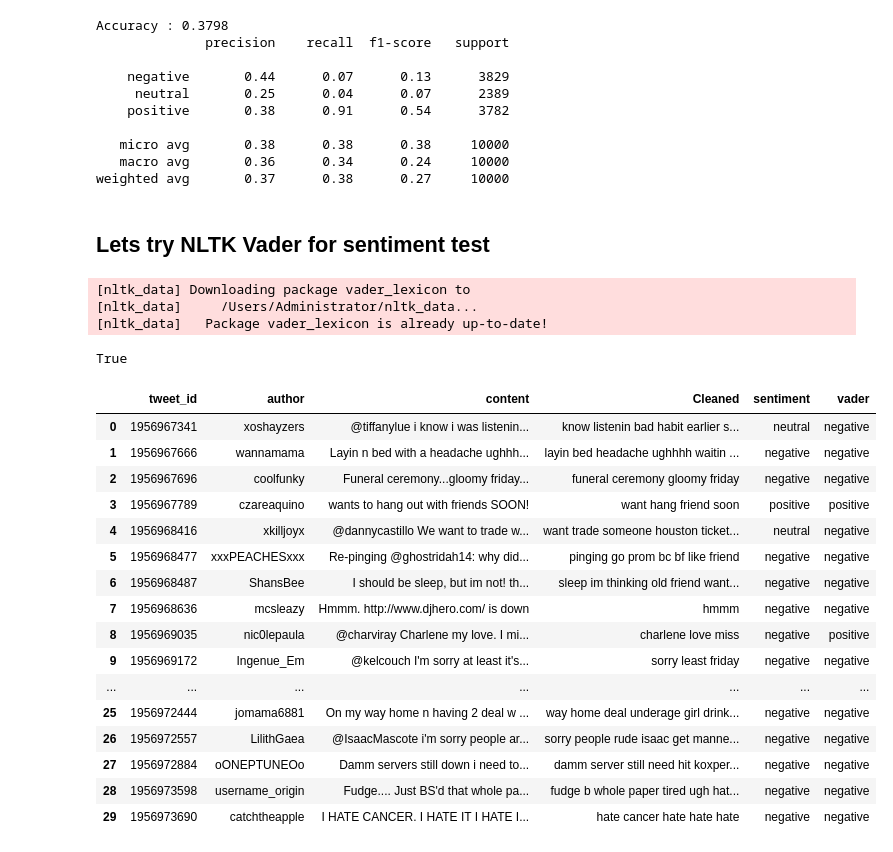
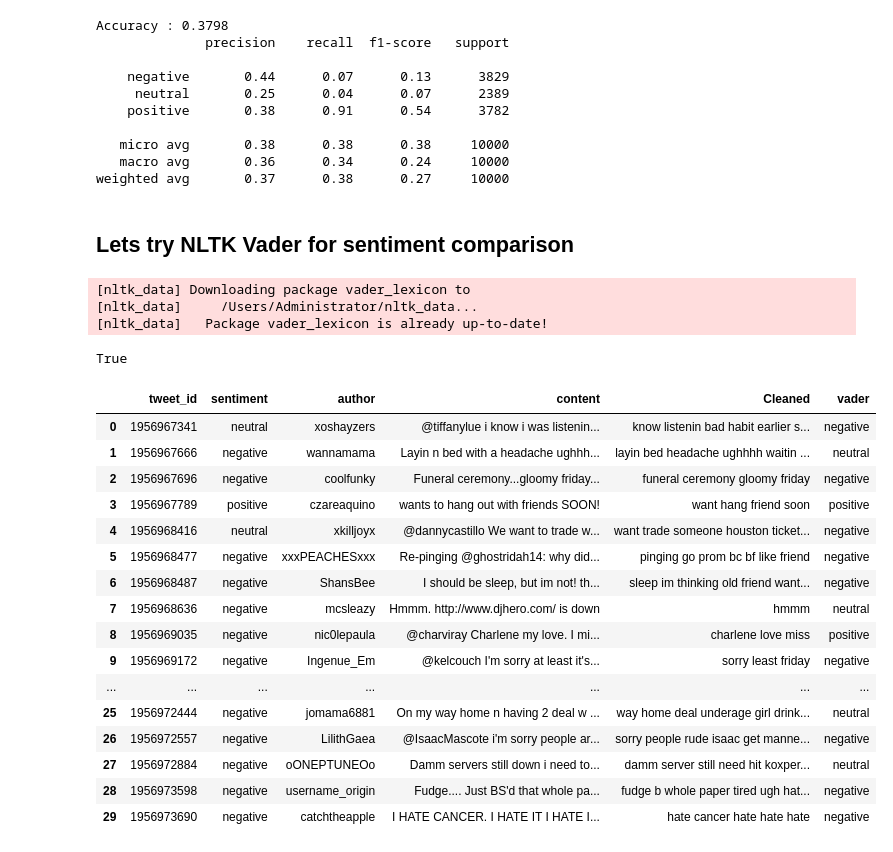
Before and after one commit to kaganilter/PROJECTS, a Jupyter notebook: CAPSTONE PROJECT-2/Twitter Data_Emotions.ipynb, the cells around one changed output. Drawn from its saved outputs; the diff is of its cells as text; code cells hidden in the pictures.

Commit message:
vader

```diff
--- a/CAPSTONE PROJECT-2/Twitter Data_Emotions.ipynb
+++ b/CAPSTONE PROJECT-2/Twitter Data_Emotions.ipynb
@@ -355,7 +355,7 @@ Accuracy : 0.3798
    macro avg       0.36      0.34      0.24     10000
 weighted avg       0.37      0.38      0.27     10000
 # %% [markdown]
-## Lets try NLTK Vader for sentiment test
+## Lets try NLTK Vader for sentiment comparison
 # %%
 from nltk.sentiment.vader import SentimentIntensityAnalyzer
 nltk.download('vader_lexicon')
@@ -374,38 +374,38 @@ def sentiment_analyzer_scores(sentence):
 
 analyzer = SentimentIntensityAnalyzer()
 # %%
-# def analyze_sentiment(d):
+
 sentiments = []
 sid = SentimentIntensityAnalyzer()
 for i in dfnew.content:
     sentiment = sid.polarity_scores(i)
     if sentiment['compound']< -0.05:
         sentiments.append('negative')
     elif sentiment['compound']> 0.05:
         sentiments.append('positive')
     else:
-        sentiments.append('negative')
+        sentiments.append('neutral')
 
 dfnew['vader']=pd.DataFrame(sentiments)
 dfnew.head(30)
 # %% [output]
-|  | tweet_id | author | content | Cleaned | sentiment | vader |
-| 0 | 1956967341 | xoshayzers | @tiffanylue i know i was listenin... | know listenin bad habit earlier s... | neutral | negative |
-| 1 | 1956967666 | wannamama | Layin n bed with a headache ughhh... | layin bed headache ughhhh waitin ... | negative | negative |
-| 2 | 1956967696 | coolfunky | Funeral ceremony...gloomy friday... | funeral ceremony gloomy friday | negative | negative |
-| 3 | 1956967789 | czareaquino | wants to hang out with friends SOON! | want hang friend soon | positive | positive |
-| 4 | 1956968416 | xkilljoyx | @dannycastillo We want to trade w... | want trade someone houston ticket... | neutral | negative |
-| 5 | 1956968477 | xxxPEACHESxxx | Re-pinging @ghostridah14: why did... | pinging go prom bc bf like friend | negative | negative |
-| 6 | 1956968487 | ShansBee | I should be sleep, but im not! th... | sleep im thinking old friend want... | negative | negative |
-| 7 | 1956968636 | mcsleazy | Hmmm. http://www.djhero.com/ is down | hmmm | negative | negative |
-| 8 | 1956969035 | nic0lepaula | @charviray Charlene my love. I mi... | charlene love miss | negative | positive |
-| 9 | 1956969172 | Ingenue_Em | @kelcouch I'm sorry at least it's... | sorry least friday | negative | negative |
+|  | tweet_id | sentiment | author | content | Cleaned | vader |
+| 0 | 1956967341 | neutral | xoshayzers | @tiffanylue i know i was listenin... | know listenin bad habit earlier s... | negative |
+| 1 | 1956967666 | negative | wannamama | Layin n bed with a headache ughhh... | layin bed headache ughhhh waitin ... | neutral |
+| 2 | 1956967696 | negative | coolfunky | Funeral ceremony...gloomy friday... | funeral ceremony gloomy friday | negative |
+| 3 | 1956967789 | positive | czareaquino | wants to hang out with friends SOON! | want hang friend soon | positive |
+| 4 | 1956968416 | neutral | xkilljoyx | @dannycastillo We want to trade w... | want trade someone houston ticket... | negative |
+| 5 | 1956968477 | negative | xxxPEACHESxxx | Re-pinging @ghostridah14: why did... | pinging go prom bc bf like friend | negative |
+| 6 | 1956968487 | negative | ShansBee | I should be sleep, but im not! th... | sleep im thinking old friend want... | negative |
+| 7 | 1956968636 | negative | mcsleazy | Hmmm. http://www.djhero.com/ is down | hmmm | neutral |
+| 8 | 1956969035 | negative | nic0lepaula | @charviray Charlene my love. I mi... | charlene love miss | positive |
+| 9 | 1956969172 | negative | Ingenue_Em | @kelcouch I'm sorry at least it's... | sorry least friday | negative |
 | ... | ... | ... | ... | ... | ... | ... |
-| 25 | 1956972444 | jomama6881 | On my way home n having 2 deal w ... | way home deal underage girl drink... | negative | negative |
-| 26 | 1956972557 | LilithGaea | @IsaacMascote i'm sorry people ar... | sorry people rude isaac get manne... | negative | negative |
-| 27 | 1956972884 | oONEPTUNEOo | Damm servers still down i need to... | damm server still need hit koxper... | negative | negative |
-| 28 | 1956973598 | username_origin | Fudge.... Just BS'd that whole pa... | fudge b whole paper tired ugh hat... | negative | negative |
-| 29 | 1956973690 | catchtheapple | I HATE CANCER. I HATE IT I HATE I... | hate cancer hate hate hate | negative | negative |
+| 25 | 1956972444 | negative | jomama6881 | On my way home n having 2 deal w ... | way home deal underage girl drink... | neutral |
+| 26 | 1956972557 | negative | LilithGaea | @IsaacMascote i'm sorry people ar... | sorry people rude isaac get manne... | negative |
+| 27 | 1956972884 | negative | oONEPTUNEOo | Damm servers still down i need to... | damm server still need hit koxper... | neutral |
+| 28 | 1956973598 | negative | username_origin | Fudge.... Just BS'd that whole pa... | fudge b whole paper tired ugh hat... | negative |
+| 29 | 1956973690 | negative | catchtheapple | I HATE CANCER. I HATE IT I HATE I... | hate cancer hate hate hate | negative |
 # %%
 dfnew=dfnew[['tweet_id','author','content','Cleaned','sentiment','vader']]
 dfnew.head(30)
```
Also changed, not shown: parts of 5 cells of this notebook.
